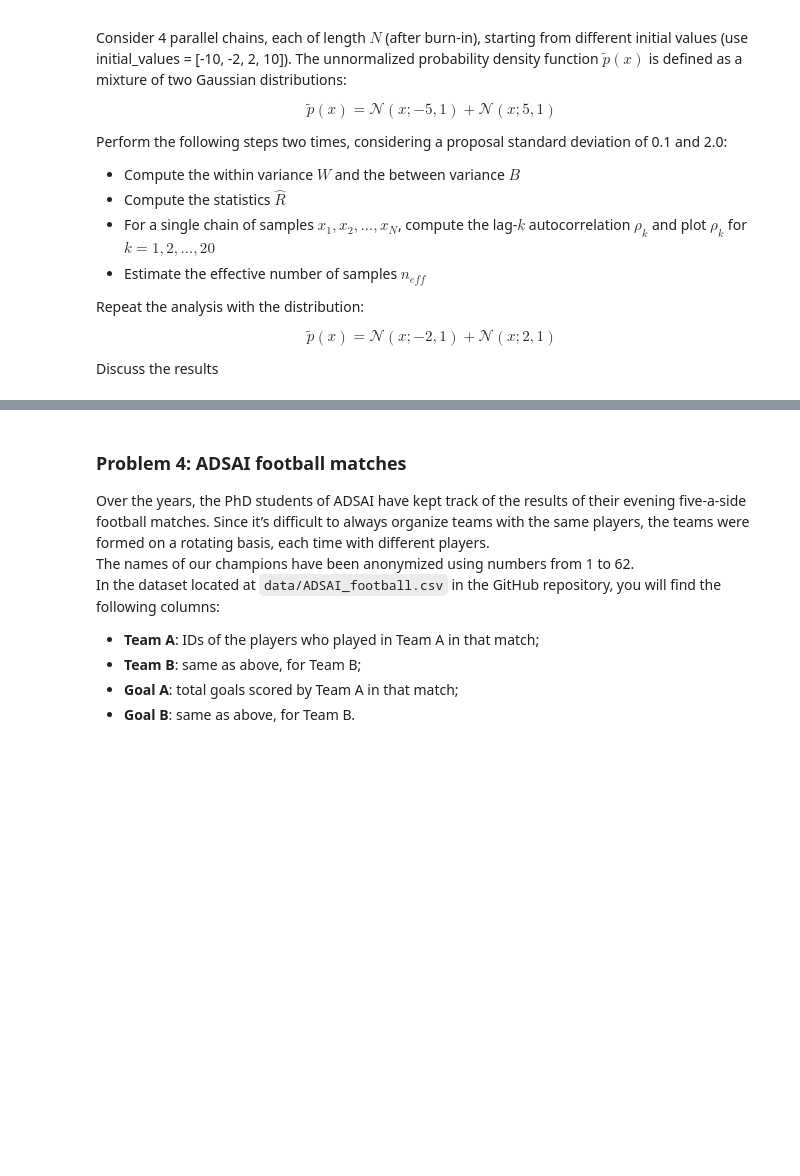
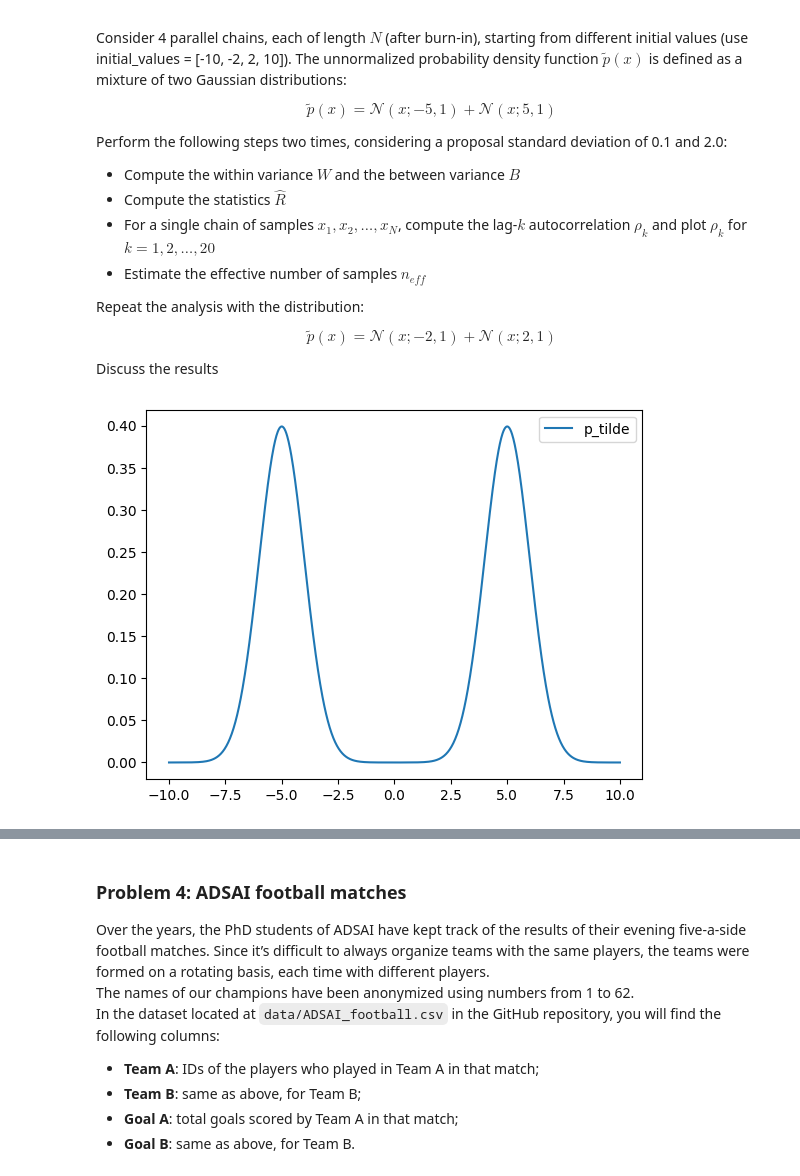
Before and after one commit to TommasoPiscitelli/PML2025, a Jupyter notebook: Homeworks/Homework_2.ipynb, the cells around one changed output, grey strips where cells are left out. Cells and saved outputs as stored; diff of their text form; code cells hidden in the pictures; blank space fills up the shorter version.

```diff
--- a/Homeworks/Homework_2.ipynb
+++ b/Homeworks/Homework_2.ipynb
@@ -137,0 +147,47 @@ Discuss the results
+# %%
+def sample_from_q(x, sigma):
+    #your code here
+    return np.random.normal(x, sigma)
+
+def q_y_given_x(y, x, sigma):
+    #your code here
+    return stats.norm(x, sigma).pdf(y)
+
+def p_tilde(x):
+    #your code here
+    return stats.norm(-5, 1).pdf(x) + stats.norm(5, 1).pdf(x)
+
+def metropolis_hastings(x_go, n, sigma):
+    rejections = 0
+    x = np.zeros(n)
+    x[0] = x_go
+    print(f"Inizio da x[0] = {x[0]}")
+    for i in range(1, n):
+        current_x = x[i-1]
+        y = sample_from_q(current_x, sigma)
+
+        print(f"\nStep {i}:")
+        print(f"  Proposto y = {y}")
+        print(f"  Punto attuale x = {current_x}")
+
+        alpha = min(1., p_tilde(y)/ p_tilde(current_x) * q_y_given_x(current_x, y, sigma) / q_y_given_x(y, current_x, sigma))
+
+        print(f"alpha: {alpha} \n 1^:{ p_tilde(y)/ p_tilde(current_x)} \n 2^: = {q_y_given_x(current_x, y, sigma) }   { q_y_given_x(y, current_x, sigma)}")
+
+        if np.random.rand()  < alpha:
+            print("  >>> Accettato")
+            x[i] = y
+        else:
+            print("  >>> Rifiutato")
+            x[i] = current_x
+            rejections += 1
+
+
+    return x, rejections
+
+t = np.linspace(-10, 10, 1000)
+plt.plot(t, p_tilde(t), label='p_tilde')
+plt.legend()
+plt.show()
+# %% [output]
+[figure, added]
```
Also changed, not shown: parts of 3 cells of this notebook.
